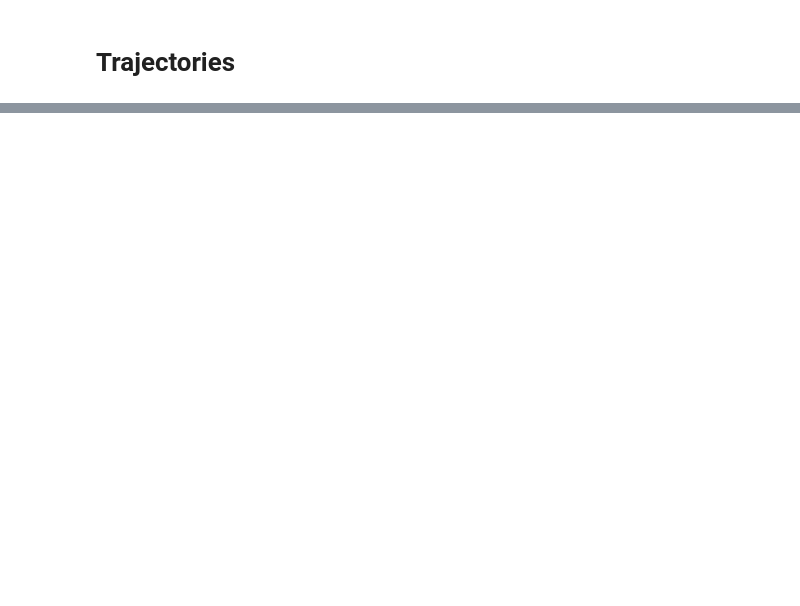
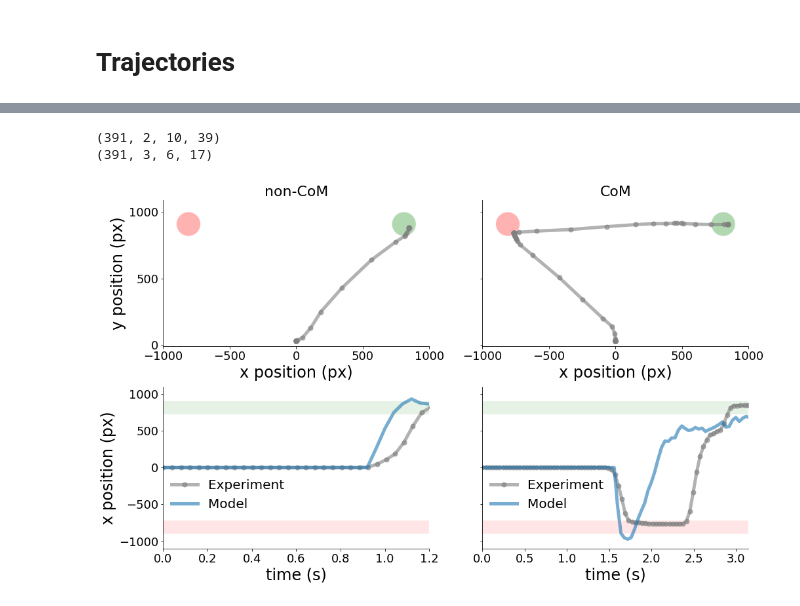
Before and after one commit to nidstigator/com_fixed_duration, a Jupyter notebook: analysis/model_exp_sidebyside.ipynb, the cells around one changed output, grey strips where cells are left out. Cells and saved outputs as stored; diff of their text form; code cells hidden in the pictures; blank space fills up the shorter version.

```diff
--- a/analysis/model_exp_sidebyside.ipynb
+++ b/analysis/model_exp_sidebyside.ipynb
@@ -650,0 +559,17 @@ plot_example_traj_xy(dynamics, choices)
+# %%
+choices = choices.set_index(dynamics.index.names)
+# %%
+non_com_id = random.choice(choices[(~choices.is_com) & (choices.is_correct) &
+                                   (choices.RT>0.8) & (choices.RT<1.0)].index)
+print(non_com_id)
+
+com_id = random.choice(choices[(choices.is_com) & (choices.is_correct) &
+                               (choices.RT>1.3) & (choices.RT<1.6) &
+                               (choices.trial_time>3.0) & (choices.trial_time<3.5)].index)
+print(com_id)
+
+plot_trajectories(exp_non_com_traj_id=non_com_id, exp_com_traj_id=com_id)
+# %% [output]
+(391, 2, 10, 39)
+(391, 3, 6, 17)
+[figure, added]
```
Also changed, not shown: parts of 17 cells of this notebook, 15 other files.
